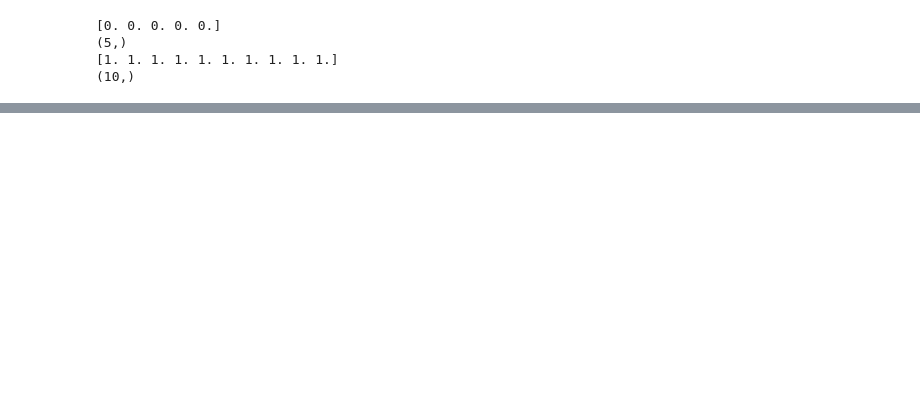
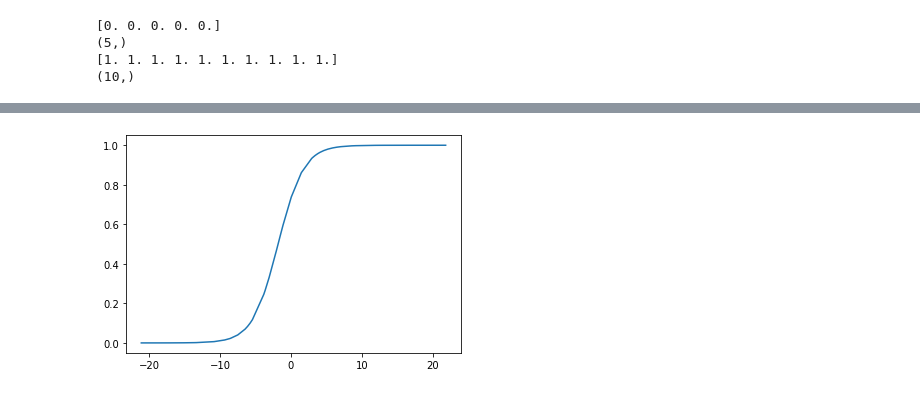
Before and after one commit to cl3m3nt/neuralnetwork, a Jupyter notebook: activation-function.ipynb, the cells around one changed output, grey strips where cells are left out. Saved outputs shown, nothing was run; the diff lists cells and outputs as text; code cells hidden in the pictures; blank space fills up the shorter version.

```diff
--- a/activation-function.ipynb
+++ b/activation-function.ipynb
@@ -53,0 +77,21 @@ def tanhActivation(input):
+# %%
+def sigmoid(x):
+    w0 = 1
+    w1 = np.random.rand(1)
+    y = 1 / (1+ np.exp(-(w0+w1*x)))
+    return y
+# %%
+# variables : 50 values between [-25;25] ordered
+x_serie1 = np.random.rand(50)*25
+x_serie2 = -(np.random.rand(50)*25)
+x_serie = x_serie1 + x_serie2
+x_serie = np.sort(x_serie)
+x_serie
+
+y_serie = sigmoid(x_serie)
+y_serie = np.sort(y_serie)
+
+plt.plot(x_serie,y_serie)
+plt.show()
+# %% [output]
+[figure, added]
```
Also changed, not shown: parts of 8 cells of this notebook.
